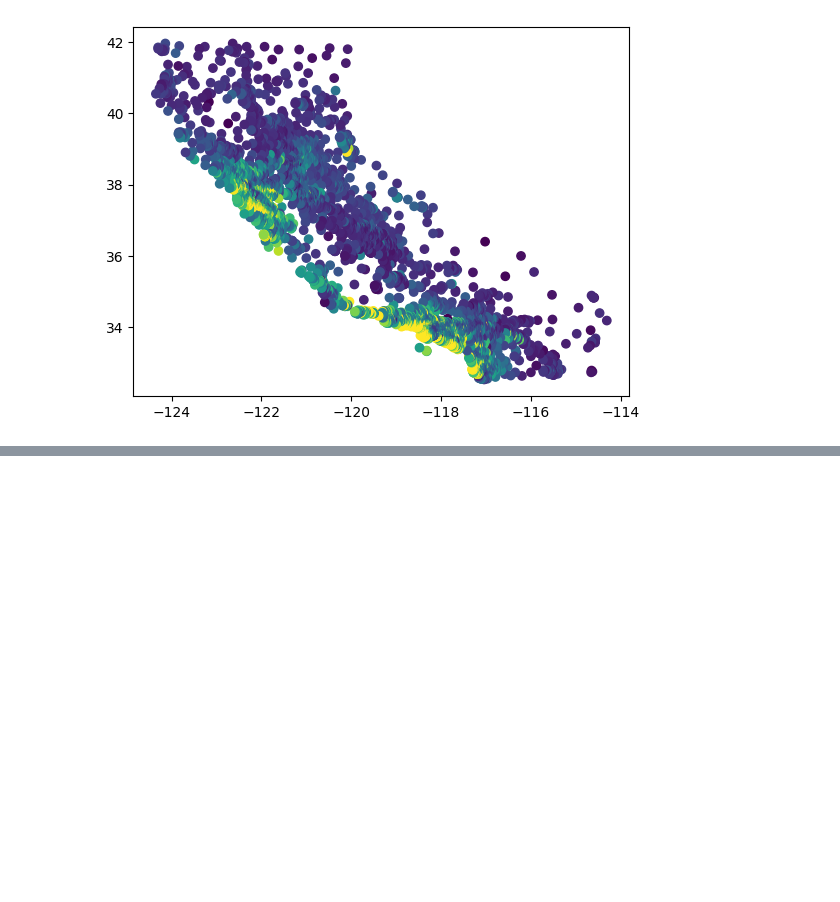
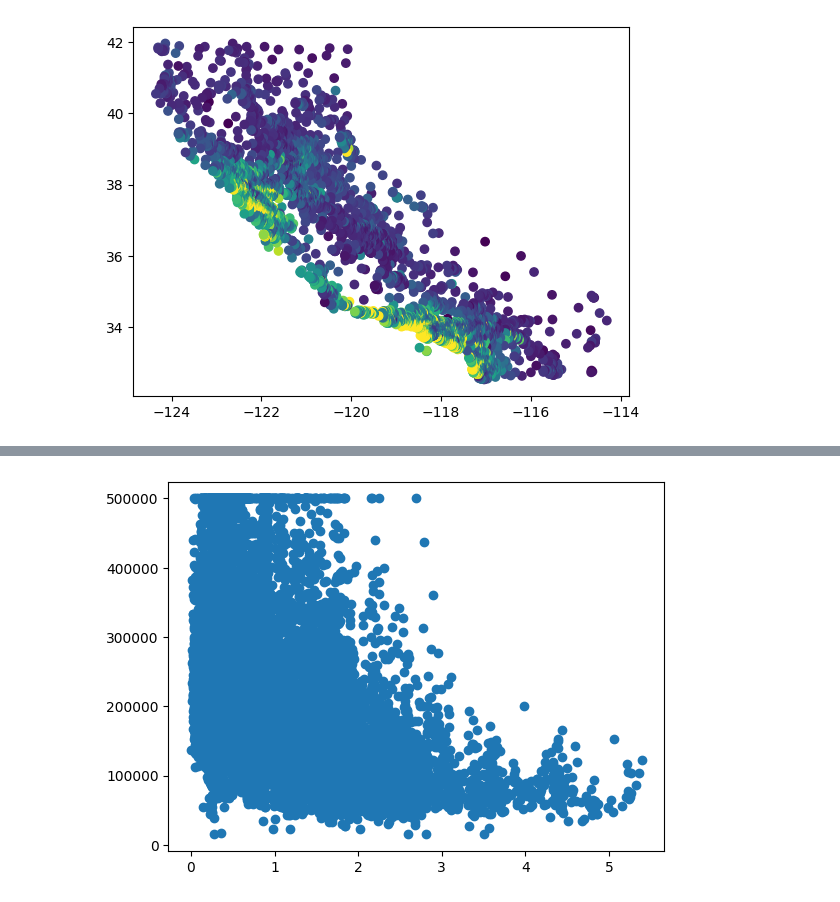
Before and after one commit to igromachado/codigos_ets, a Jupyter notebook: Python_Bibliotecas/matplotlib/exercícios.ipynb, the cells around one changed output, grey strips where cells are left out. Drawn from its saved outputs; the diff is of its cells as text; code cells hidden in the pictures; blank space fills up the shorter version.

```diff
--- a/Python_Bibliotecas/matplotlib/exercícios.ipynb
+++ b/Python_Bibliotecas/matplotlib/exercícios.ipynb
@@ -110,0 +120,19 @@ plt.show()
+# %%
+import numpy as np
+
+df = pd.read_csv('CSVs/california_housing_train.csv')
+
+def minimo(linha):
+    if linha['Distance to LA'] < linha['Distance to SF']:
+        return linha['Distance to LA']
+    else:
+        return linha['Distance to SF']
+
+df['Distance to LA'] = np.sqrt(((df.latitude - 34)**2) + ((df.longitude + 118)**2))
+df['Distance to SF'] = np.sqrt(((df.latitude - 37)**2) + ((df.longitude + 122)**2))
+df['min'] = df.apply(minimo,axis=1)
+
+plt.scatter(df['min'],df['median_house_value'])
+plt.show()
+# %% [output]
+[figure, added]
```
Also changed, not shown: parts of 7 cells of this notebook, 2 other files.
